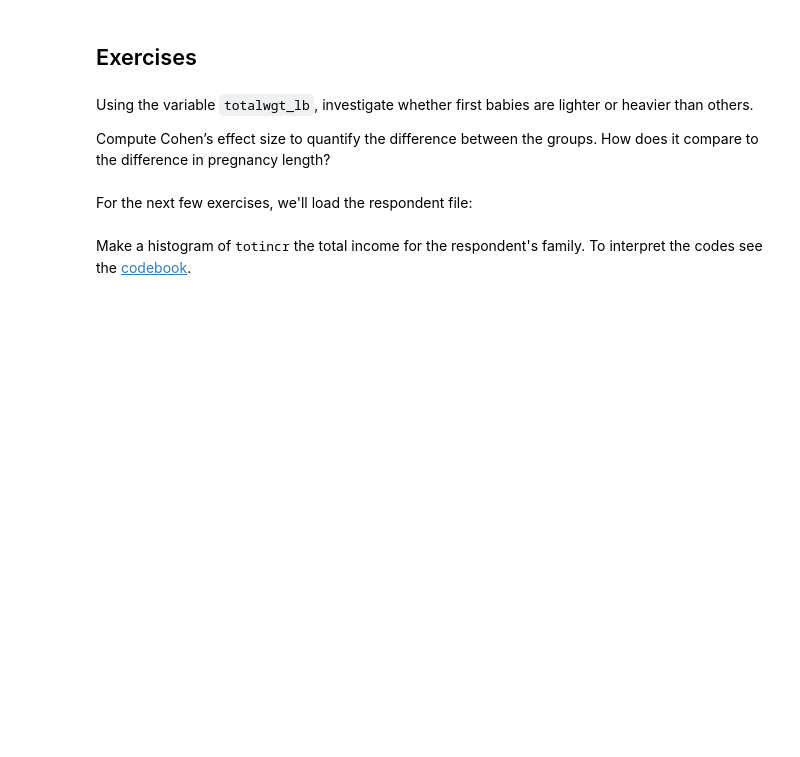
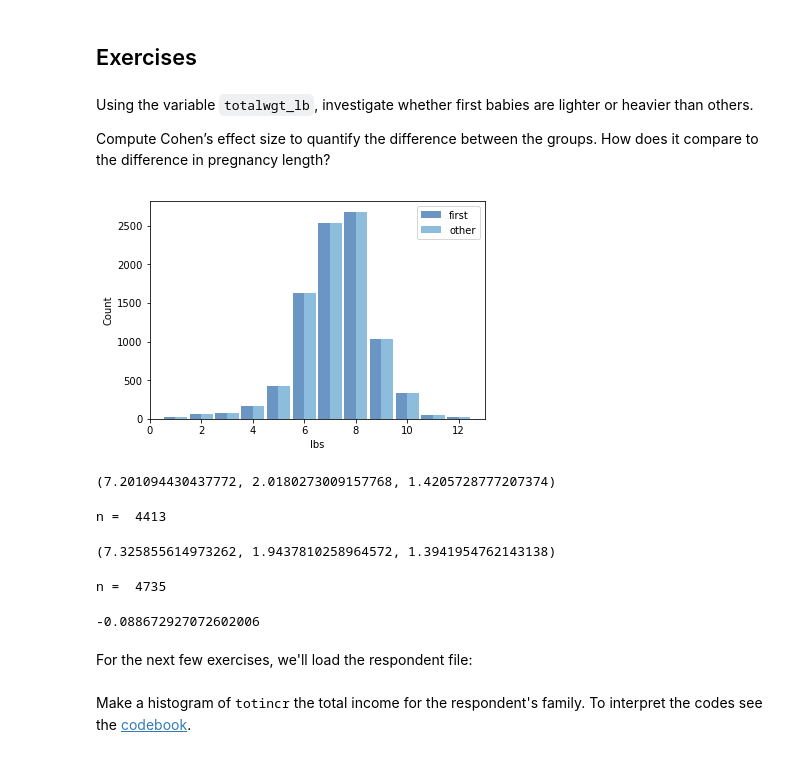
Before and after one commit to lhow0901/dsp, a Jupyter notebook: ThinkStats2/code/chap02ex.ipynb, the cells around one changed output. Saved outputs shown, nothing was run; the diff lists cells and outputs as text; code cells hidden in the pictures; blank space fills up the shorter version.

```diff
--- a/ThinkStats2/code/chap02ex.ipynb
+++ b/ThinkStats2/code/chap02ex.ipynb
@@ -250,3 +248,45 @@ Compute Cohen’s effect size to quantify the difference between the groups.  Ho
+# %%
+preg['totalwgt_lb'] = preg.birthwgt_lb + preg.birthwgt_oz/16
+totalwgt_round = np.round(live.totalwgt_lb)
+
+first_hist = thinkstats2.Hist(totalwgt_round, label='first')
+other_hist = thinkstats2.Hist(totalwgt_round, label='other')
+# %%
+width = 0.45
+thinkplot.PrePlot(2)
+thinkplot.Hist(first_hist, align='right', width=width)
+thinkplot.Hist(other_hist, align='left', width=width)
+thinkplot.Config(xlabel='lbs', ylabel='Count', xlim=[0, 13])
+# %% [output]
+[figure, added]
+# %%
+mean_firsts = firsts.totalwgt_lb.mean()
+var_firsts = firsts.totalwgt_lb.var()
+std_firsts = firsts.totalwgt_lb.std()
+
+mean_firsts, var_firsts, std_firsts
+# %% [output]
+(7.201094430437772, 2.0180273009157768, 1.4205728777207374)
+# %%
+print("n = ", len(firsts))
+# %% [output]
+n =  4413
+# %%
+mean_others = others.totalwgt_lb.mean()
+var_others = others.totalwgt_lb.var()
+std_others = others.totalwgt_lb.std()
+
+mean_others, var_others, std_others
+# %% [output]
+(7.325855614973262, 1.9437810258964572, 1.3941954762143138)
+# %%
+print("n = ", len(others))
+# %% [output]
+n =  4735
+# %%
+CohenEffectSize(firsts.totalwgt_lb, others.totalwgt_lb)
+# %% [output]
+-0.088672927072602006
 # %% [markdown]
 For the next few exercises, we'll load the respondent file:
 # %%
```
Also changed, not shown: parts of 6 cells of this notebook, 1 other file.
